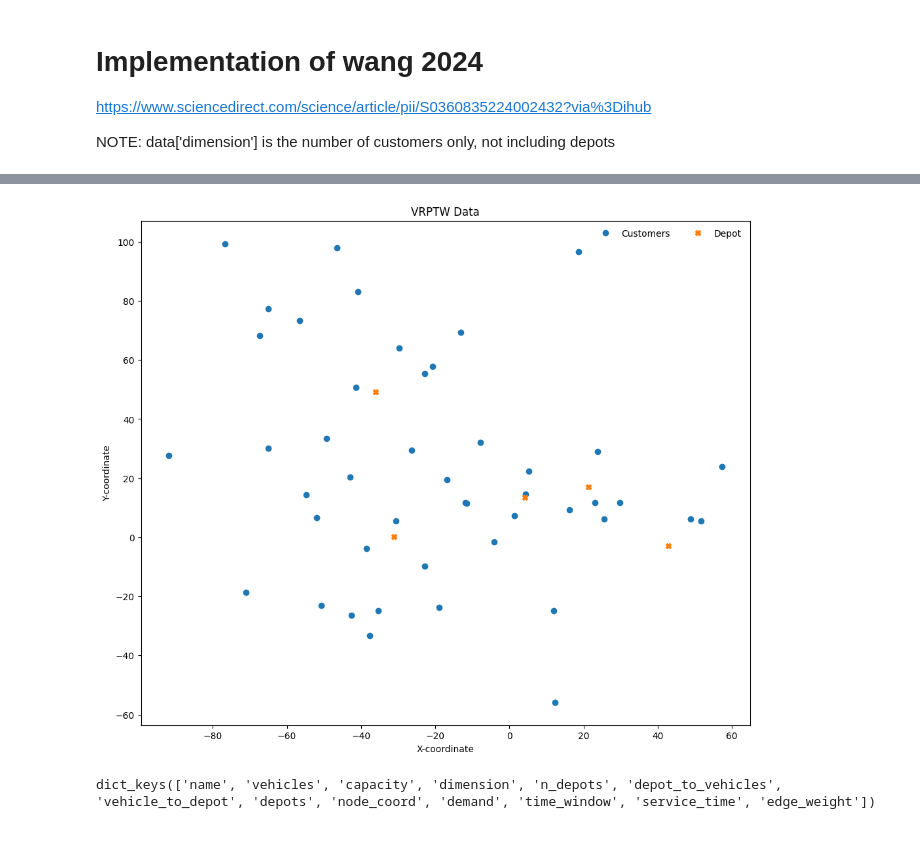
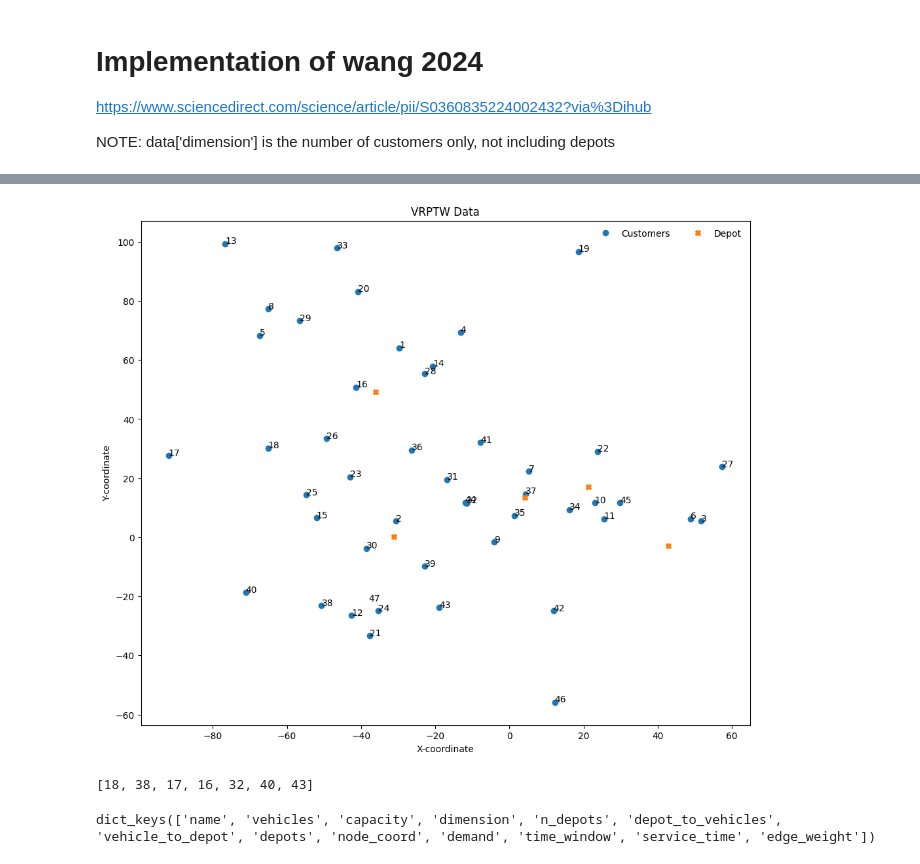
Before and after one commit to pettepiero/Dial-a-ride, a Jupyter notebook: cvrptw/wang-2024.ipynb, the cells around one changed output, grey strips where cells are left out. Drawn from its saved outputs; the diff is of its cells as text; code cells hidden in the pictures.

```diff
--- a/cvrptw/wang-2024.ipynb
+++ b/cvrptw/wang-2024.ipynb
@@ -48,5 +46,5 @@ https://www.sciencedirect.com/science/article/pii/S0360835224002432?via%3Dihub
 
 NOTE: data['dimension'] is the number of customers only, not including depots
 # %%
-plot_data(data)
+plot_data(data, idx_annotations=True)
 # %% [output]
@@ -70,4 +51,12 @@ DEBUG:matplotlib.font_manager:findfont: Matching sans\-serif:style=normal:varian
-[figure, old version]
+[figure, new version]
+# %%
+from initial_solutions.initial_solutions import time_neighbours
+customer = 21
+result = time_neighbours(
+    customer=customer, depots=data["depots"])
+print(result)
+# %% [output]
+[18, 38, 17, 16, 32, 40, 43]
 # %%
 data.keys()
 # %% [output]
```
Also changed, not shown: parts of 26 cells of this notebook, 13 other files.
